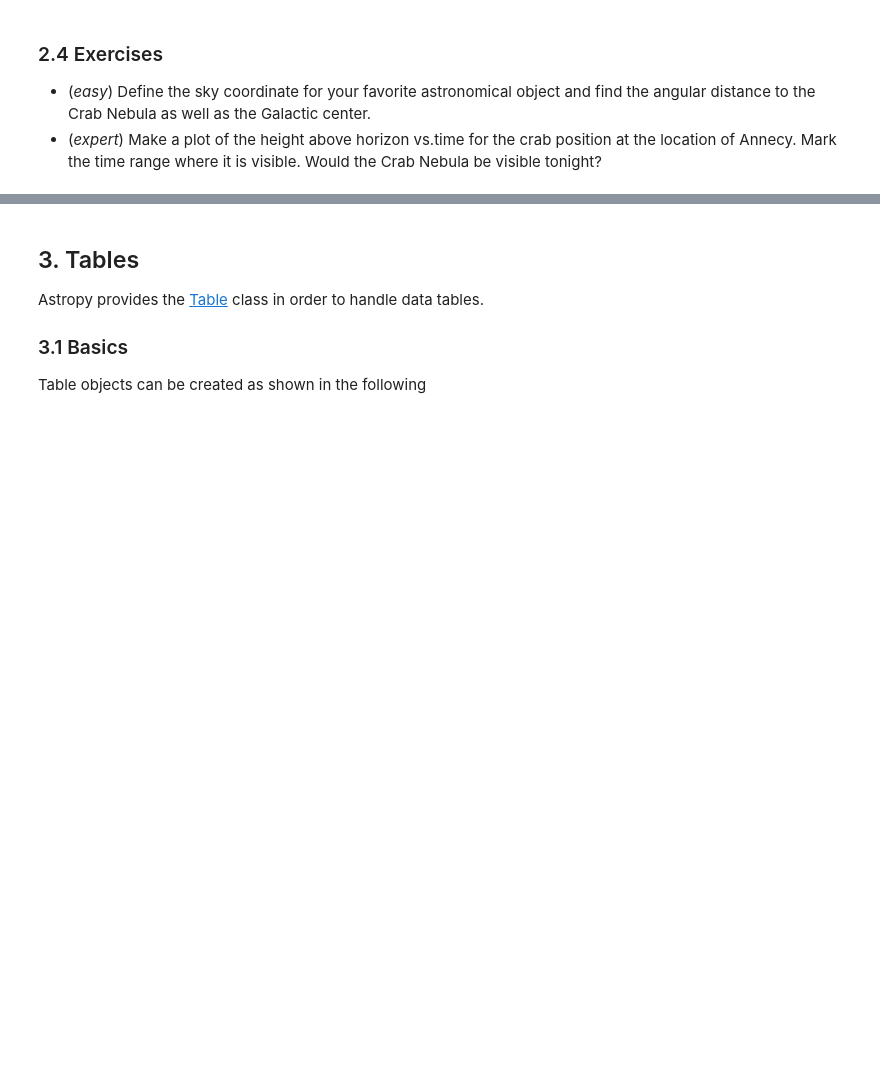
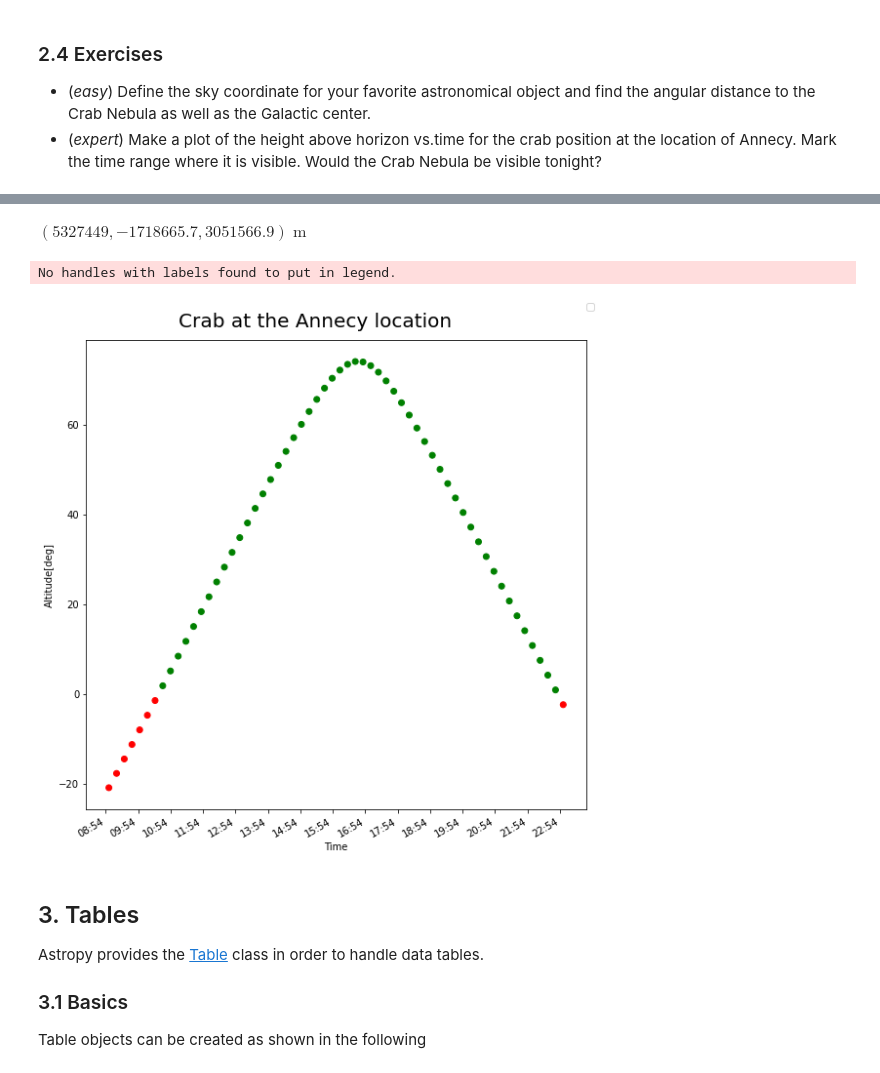
Before and after one commit to tosaric/rijeka_school_ruben, a Jupyter notebook: notebooks/astropy/astropy_lesson.ipynb, the cells around one changed output, grey strips where cells are left out. Cells and saved outputs as stored; diff of their text form; code cells hidden in the pictures; blank space fills up the shorter version.

```diff
--- a/notebooks/astropy/astropy_lesson.ipynb
+++ b/notebooks/astropy/astropy_lesson.ipynb
@@ -424,3 +524,41 @@ print(crab_altaz)
+# %%
+ORM = EarthLocation.of_site('Roque de los Muchachos')
+ORM
+# %% [output]
+$(5327449, -1718665.7, 3051566.9) \; \mathrm{m}$
+# %%
+import pandas as pd
+time = pd.date_range('2021-02-17 09:00:0', '2021-02-17 23:00:0', periods=60)
+# %%
+annecy = EarthLocation(lat=6.1600 * u.deg, lon=45.8992 * u.deg, height = 1153)
+# print(annecy.geodetic)
+aa = AltAz(location = annecy, obstime=time)
+# %%
+crab = SkyCoord.from_name("Crab", frame="icrs")
+crab_aa = crab.transform_to(aa)
+# %%
+%matplotlib inline
+from matplotlib.dates import HourLocator, MinuteLocator, SecondLocator, DateFormatter
+cmap_setting = 'viridis' #viridis, magma, plasma, inferno
+fig, ax = plt.subplots(nrows=1, ncols=1, figsize=(8,8))
+# ax = ax.ravel()
+fig.suptitle("Crab at the Annecy location", fontsize=20)
+color = ['green' if x>=0 else 'red' for x in crab_aa.alt.value]
+tmp1 = ax.scatter(time, crab_aa.alt.value, color=color, cmap=cmap_setting)
+ax.set_xlabel("Time")
+ax.set_ylabel("Altitude[deg]")
+ax.xaxis.set_major_locator(MinuteLocator(interval=60))
+ax.xaxis.set_major_formatter(DateFormatter("%H:%M"))
+# fig.patch.set_alpha(1.0)
+fig.legend()
+# fig.tight_layout()
+fig.autofmt_xdate()
+# cbar = fig.colorbar(tmp1, ax=ax, orientation='horizontal', label="Altitude [deg]", cmap=cmap_setting)
+# fig.savefig("Saved_pictures/dCoord_LST_drive_SG_astr.png")
+fig.tight_layout()
+# %% [output]
+No handles with labels found to put in legend.
+[figure, added]
 # %% [markdown]
 ## 3. Tables
 
```
Also changed, not shown: parts of 56 cells of this notebook.
